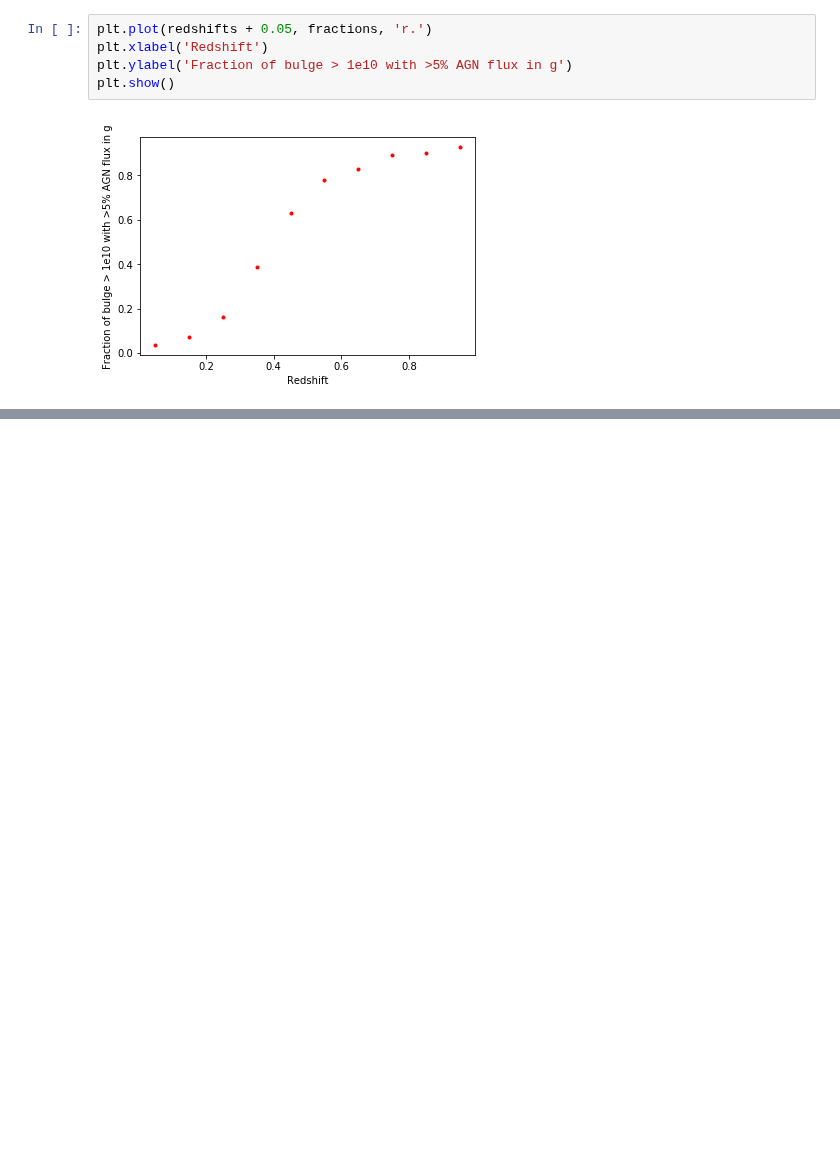
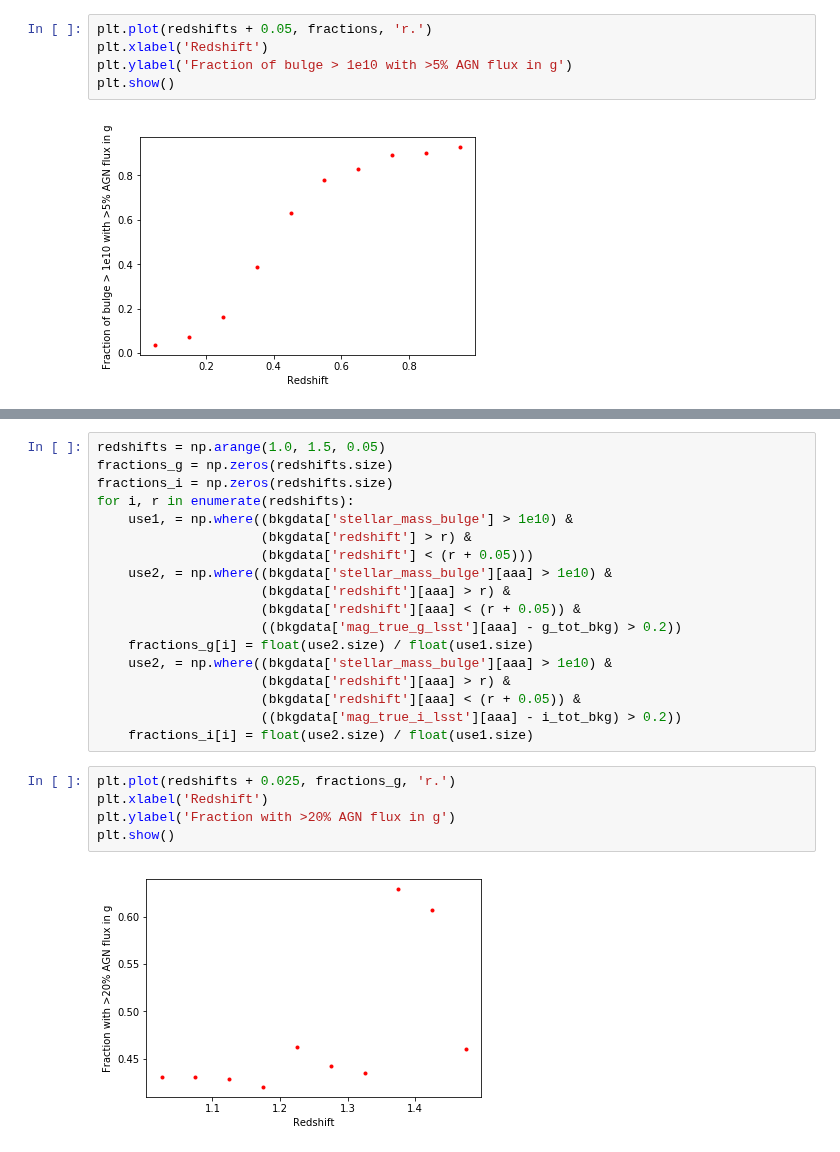
Before and after one commit to LSSTDESC/DC2-analysis, a Jupyter notebook: validation/agn_and_bulge_stellarmass.ipynb, the cells around one changed output, grey strips where cells are left out. Drawn from its saved outputs; the diff is of its cells as text; blank space fills up the shorter version.

```diff
--- a/validation/agn_and_bulge_stellarmass.ipynb
+++ b/validation/agn_and_bulge_stellarmass.ipynb
@@ -173,0 +218,25 @@ plt.show()
+# %%
+redshifts = np.arange(1.0, 1.5, 0.05)
+fractions_g = np.zeros(redshifts.size)
+fractions_i = np.zeros(redshifts.size)
+for i, r in enumerate(redshifts):
+    use1, = np.where((bkgdata['stellar_mass_bulge'] > 1e10) &
+                     (bkgdata['redshift'] > r) &
+                     (bkgdata['redshift'] < (r + 0.05)))
+    use2, = np.where((bkgdata['stellar_mass_bulge'][aaa] > 1e10) &
+                     (bkgdata['redshift'][aaa] > r) &
+                     (bkgdata['redshift'][aaa] < (r + 0.05)) &
+                     ((bkgdata['mag_true_g_lsst'][aaa] - g_tot_bkg) > 0.2))
+    fractions_g[i] = float(use2.size) / float(use1.size)
+    use2, = np.where((bkgdata['stellar_mass_bulge'][aaa] > 1e10) &
+                     (bkgdata['redshift'][aaa] > r) &
+                     (bkgdata['redshift'][aaa] < (r + 0.05)) &
+                     ((bkgdata['mag_true_i_lsst'][aaa] - i_tot_bkg) > 0.2))
+    fractions_i[i] = float(use2.size) / float(use1.size)
+# %%
+plt.plot(redshifts + 0.025, fractions_g, 'r.')
+plt.xlabel('Redshift')
+plt.ylabel('Fraction with >20% AGN flux in g')
+plt.show()
+# %% [output]
+[figure, added]
```
Also changed, not shown: parts of 7 cells of this notebook.
